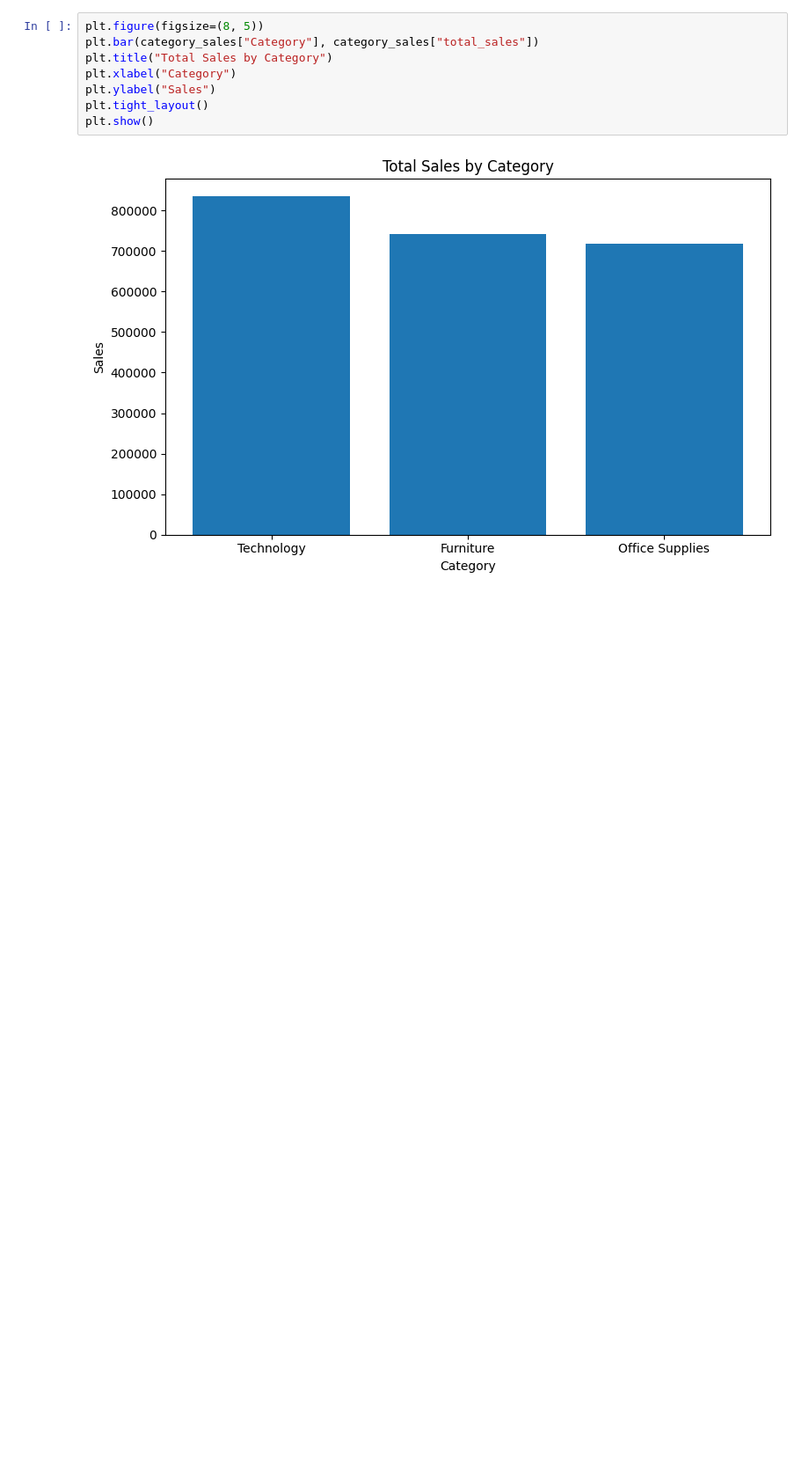
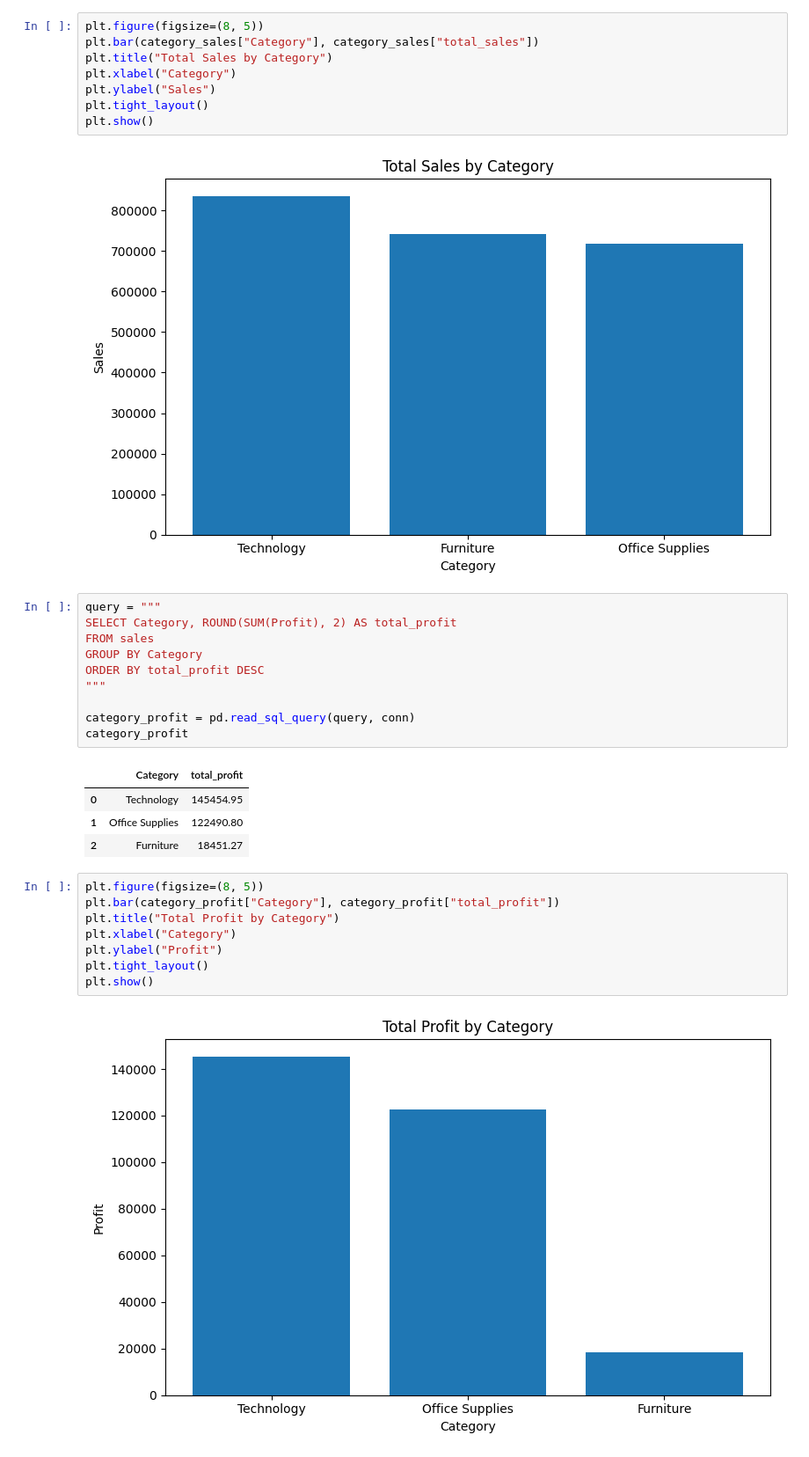
Before and after one commit to StojkoskiT/data-science-portfolio, a Jupyter notebook: projects/sales_sql_analysis/notebooks/sales_analysis.ipynb, the cells around one changed output. Shown at 88% size. Cells and saved outputs as stored; diff of their text form; blank space fills up the shorter version.

Commit message:
Add category profit SQL analysis and visualization

```diff
--- a/projects/sales_sql_analysis/notebooks/sales_analysis.ipynb
+++ b/projects/sales_sql_analysis/notebooks/sales_analysis.ipynb
@@ -75,3 +75,28 @@ plt.tight_layout()
 plt.show()
 # %% [output]
 [figure]
+# %%
+query = """
+SELECT Category, ROUND(SUM(Profit), 2) AS total_profit
+FROM sales
+GROUP BY Category
+ORDER BY total_profit DESC
+"""
+
+category_profit = pd.read_sql_query(query, conn)
+category_profit
+# %% [output]
+|  | Category | total_profit |
+| 0 | Technology | 145454.95 |
+| 1 | Office Supplies | 122490.80 |
+| 2 | Furniture | 18451.27 |
+# %%
+plt.figure(figsize=(8, 5))
+plt.bar(category_profit["Category"], category_profit["total_profit"])
+plt.title("Total Profit by Category")
+plt.xlabel("Category")
+plt.ylabel("Profit")
+plt.tight_layout()
+plt.show()
+# %% [output]
+[figure, added]
```
